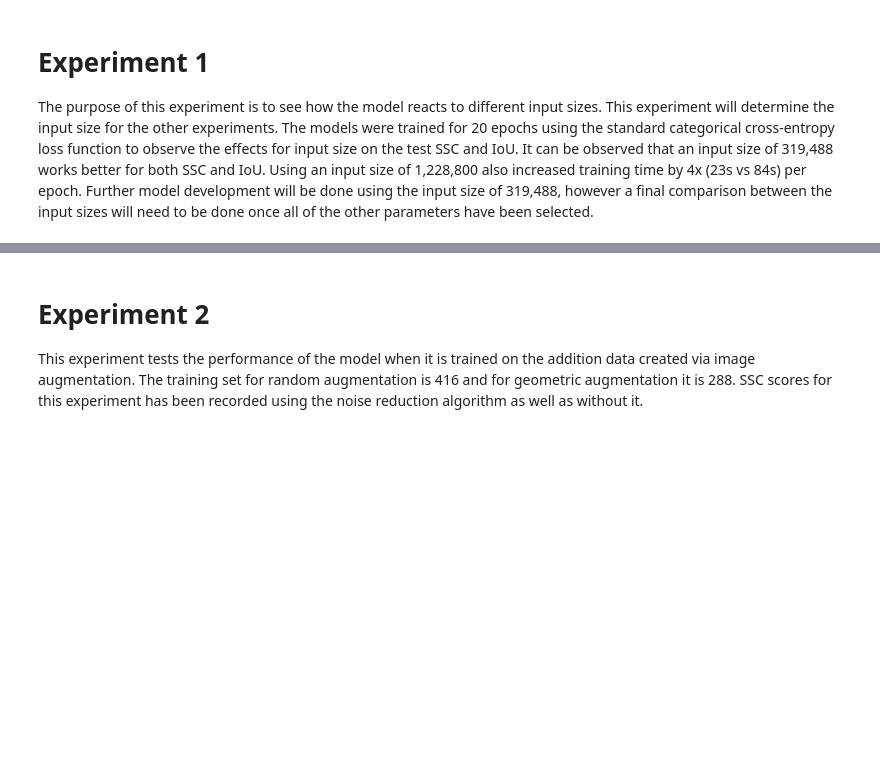
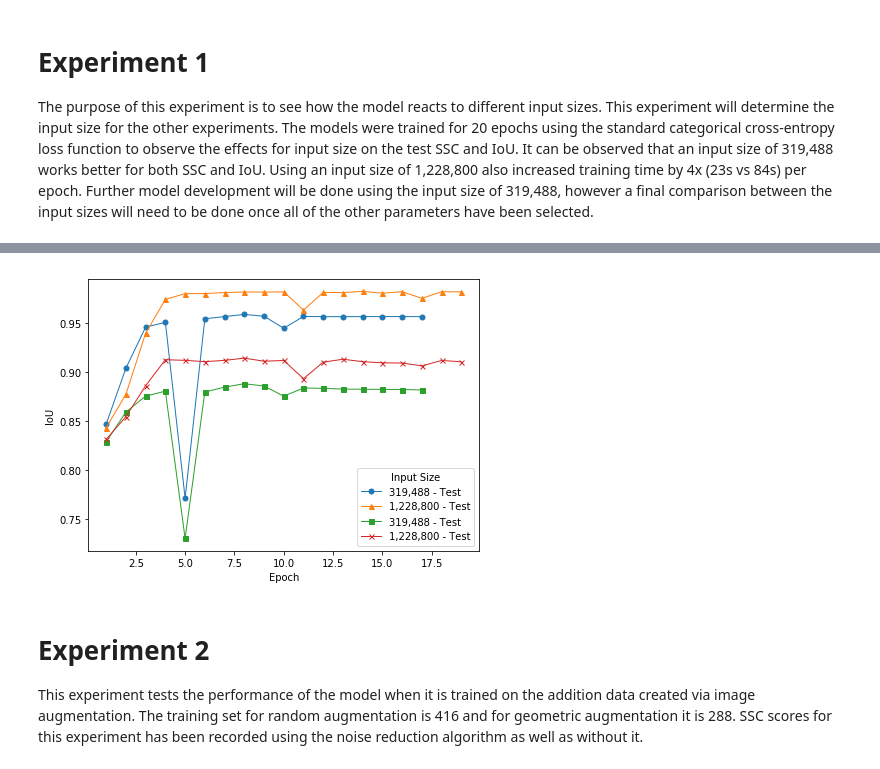
Before and after one commit to thezaza101/Meal-Compliance-Project, a Jupyter notebook: Analysis/ExprimentAnalysis.ipynb, the cells around one changed output, grey strips where cells are left out. Saved outputs shown, nothing was run; the diff lists cells and outputs as text; code cells hidden in the pictures; blank space fills up the shorter version.

```diff
--- a/Analysis/ExprimentAnalysis.ipynb
+++ b/Analysis/ExprimentAnalysis.ipynb
@@ -66,26 +72,28 @@ plt.show()
 # %%
 matplotlib.rcParams['figure.figsize'] = [7, 5]
 
 # SSC Score Experiments 1, 2, 3
 plt.plot(AddOneToListOfNumbers(list(df1S1['epoch'])),
          df1S1['train'], marker='o', linewidth=1, markersize=5, label='319,488 - Test')
 plt.plot(AddOneToListOfNumbers(list(df1S2['epoch'])),
          df1S2['train'], marker='^', linewidth=1, markersize=5, label='1,228,800 - Test')
 
 plt.plot(AddOneToListOfNumbers(list(df1S1['epoch'])),
-         df1S1['test'], marker='o', linewidth=1, markersize=5, label='319,488 - Test')
+         df1S1['test'], marker='s', linewidth=1, markersize=5, label='319,488 - Test')
 plt.plot(AddOneToListOfNumbers(list(df1S2['epoch'])),
-         df1S2['test'], marker='^', linewidth=1, markersize=5, label='1,228,800 - Test')
+         df1S2['test'], marker='x', linewidth=1, markersize=5, label='1,228,800 - Test')
 # y-axis limits
 #plt.ylim([0.6,0.9])
 # x-axis label
 plt.xlabel('Epoch')
 # y-axis label
 plt.ylabel('IoU')
 # show legend
 plt.legend(title="Input Size",loc=4)
 # function to show the plot
 plt.show()
+# %% [output]
+[figure, added]
 # %% [markdown]
 # Experiment 2
 
```
Also changed, not shown: parts of 13 cells of this notebook, 1 other file.
